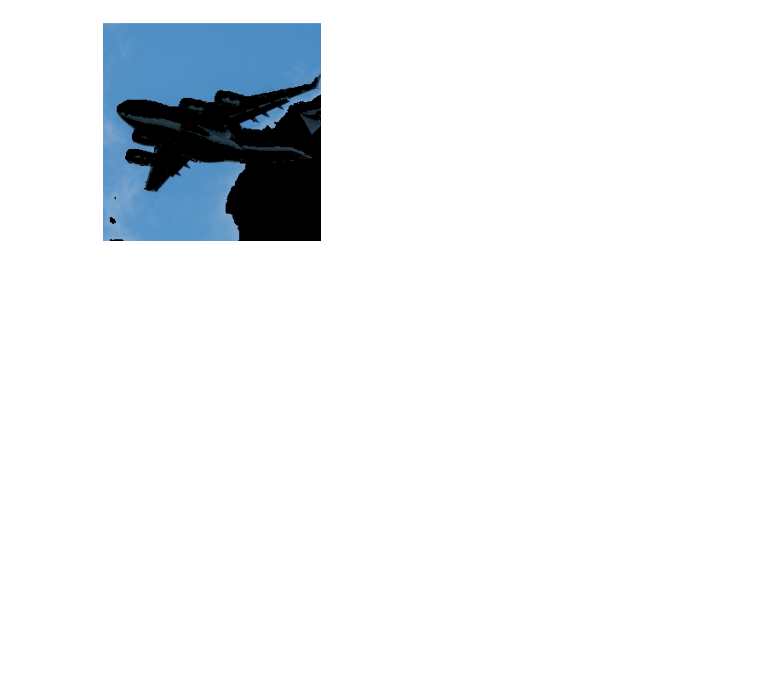
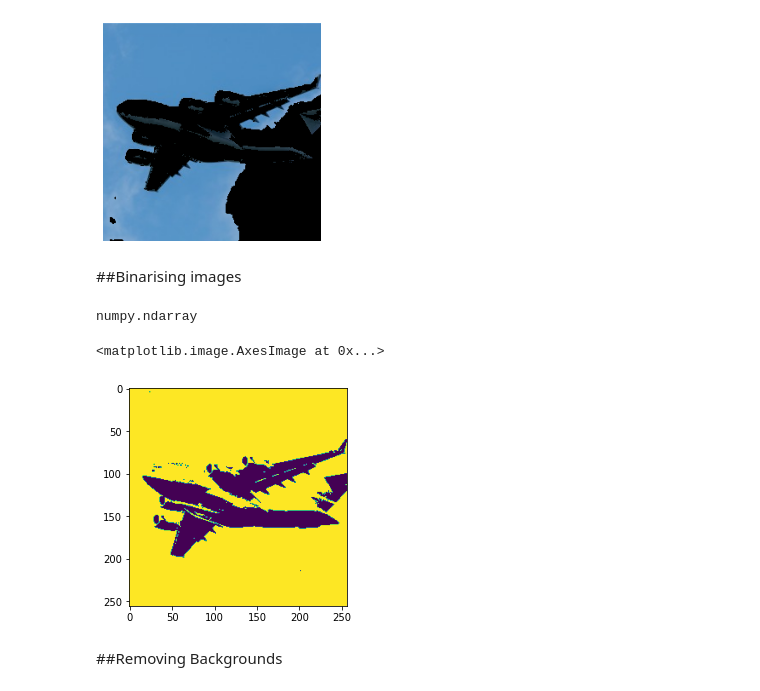
Before and after one commit to Satyamaadi/python, a Jupyter notebook: cv2.ipynb, the cells around one changed output. Drawn from its saved outputs; the diff is of its cells as text; code cells hidden in the pictures; blank space fills up the shorter version.

Commit message:
cv2 image manipulations

```diff
--- a/cv2.ipynb
+++ b/cv2.ipynb
@@ -115,3 +115,23 @@ plt.imshow(image_rgb), plt.axis("off")
 # %% [output]
 (<matplotlib.image.AxesImage at 0x...>, (-0.5, 255.5, 255.5, -0.5))
 [figure]
+# %% [markdown]
+##Binarising images
+# %%
+max_output=255
+neighbourhood_size=99
+substract_from_mean=10
+# %%
+image = cv2.imread('plane_256x256.jpg',0)
+image_binarised = cv2.adaptiveThreshold(image,max_output,cv2.ADAPTIVE_THRESH_GAUSSIAN_C,cv2.THRESH_BINARY,neighbourhood_size,substract_from_mean)
+# %%
+type(image_binarised)
+# %% [output]
+numpy.ndarray
+# %%
+plt.imshow(image_binarised)
+# %% [output]
+<matplotlib.image.AxesImage at 0x...>
+[figure, added]
+# %% [markdown]
+##Removing Backgrounds
```
Also changed, not shown: parts of 13 cells of this notebook.
